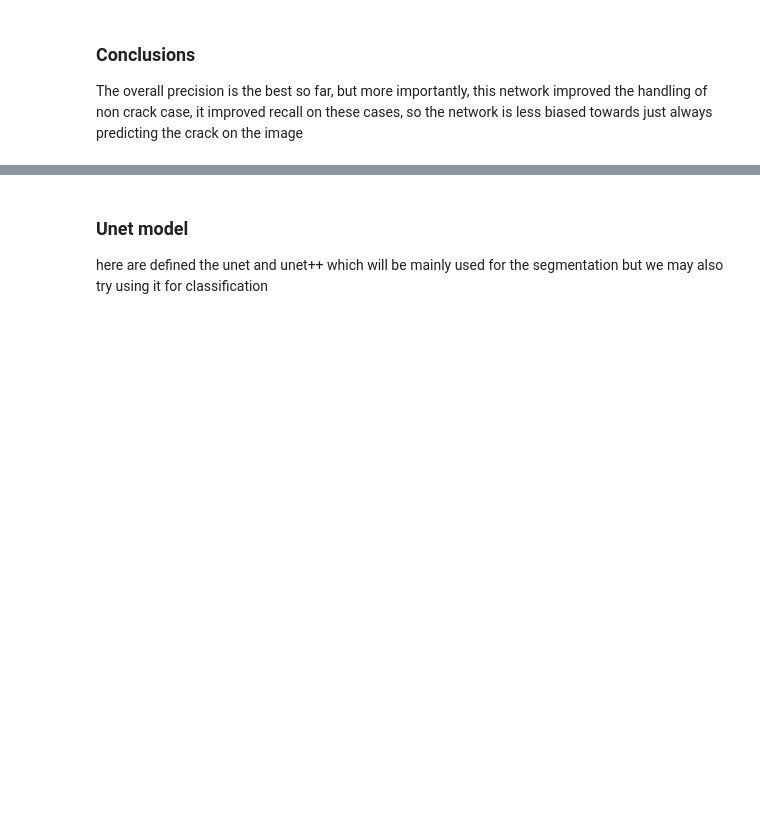
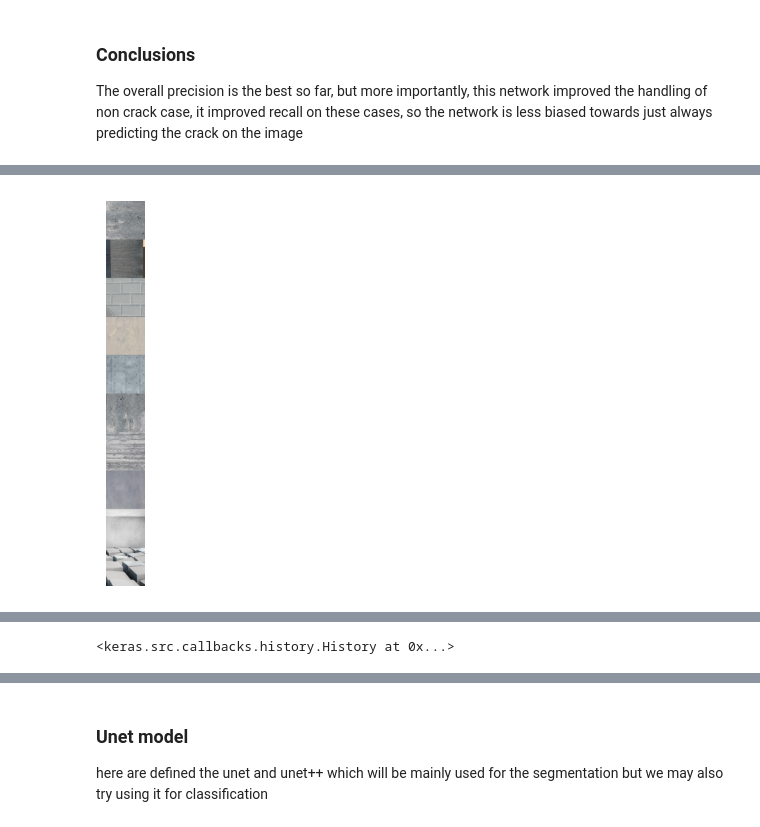
Before and after one commit to MichalRedm/crack-detection, a Jupyter notebook: DL_project.ipynb, the cells around one changed output, grey strips where cells are left out. Saved outputs shown, nothing was run; the diff lists cells and outputs as text; code cells hidden in the pictures; blank space fills up the shorter version.

```diff
--- a/DL_project.ipynb
+++ b/DL_project.ipynb
@@ -510,6 +548,7 @@ epoch_early_stopping = EarlyStopping(
 
 ''' the augmentaing part '''
 dataset.augment()
+dataset = CrackSegmentationDataset()
 counter = Counter(instance.get_label() for instance in dataset.train_instances)
 # the augmentation of the data
 print(f"Number of non-crack images: {counter[0]}")
@@ -517,34 +556,44 @@ print(f"Number of crack images: {counter[1]}")
 
 
 train_ds, val_ds = dataset.get_dataset(split='train', batch_size=32, task='classification')
 
 
 # Build simple binary classification model
 classification_model = tf.keras.Sequential([
     tf.keras.layers.InputLayer(shape=(448, 448, 3)),  # Define fixed input shape
     tf.keras.layers.Conv2D(32, (3, 3), activation='relu'),
     tf.keras.layers.MaxPooling2D((2, 2)),
     tf.keras.layers.Flatten(),
     tf.keras.layers.Dense(128, activation='relu'),
     tf.keras.layers.Dense(1, activation='sigmoid')  # Binary classification
 ])
 
 classification_model.compile(
     optimizer='adam',
-    loss='binary_crossentropy',
+    loss=tf.keras.losses.BinaryFocalCrossentropy(
+    apply_class_balancing=False,
+    alpha=0.25,
+    gamma=2.0,
+    from_logits=False,
+    label_smoothing=0.0,
+    axis=-1,
+    reduction='sum_over_batch_size',
+    name='binary_focal_crossentropy'
+),
     metrics=['accuracy']
 )
 
 # Train classification model
 classification_model.fit(
     train_ds,
     validation_data=val_ds,  # Pass validation data here
     epochs=10,
     callbacks=[epoch_early_stopping],  # Use epoch-wise early stopping
      # Use batch-wise early stopping callback
     verbose=1  # Print logs
 )
 # %% [output]
+[figure, added]
 Number of non-crack images: 8404
 Number of crack images: 8404
 Epoch 1/10
@@ -553,3 +618,4 @@ KeyboardInterrupt:
+<keras.src.callbacks.history.History at 0x...>
 # %%
 # Evaluate the model on the test dataset
 test_ds = dataset.get_dataset(split='test', batch_size=32, task='classification')
```
Also changed, not shown: parts of 34 cells of this notebook.
